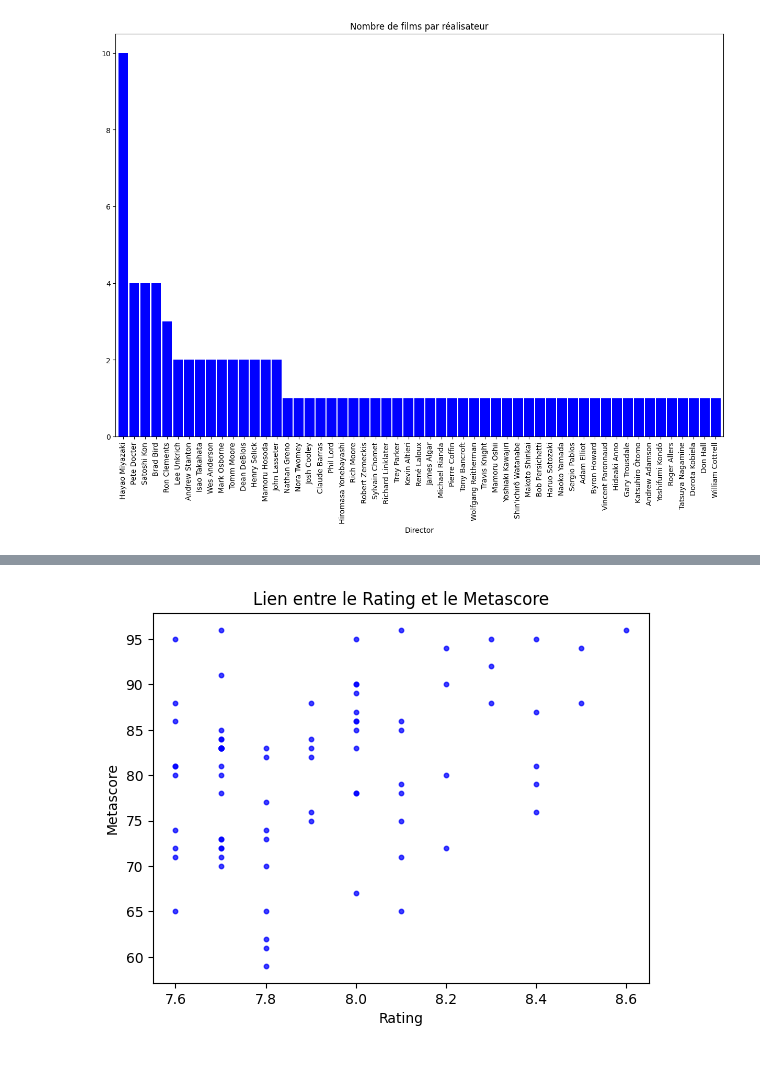
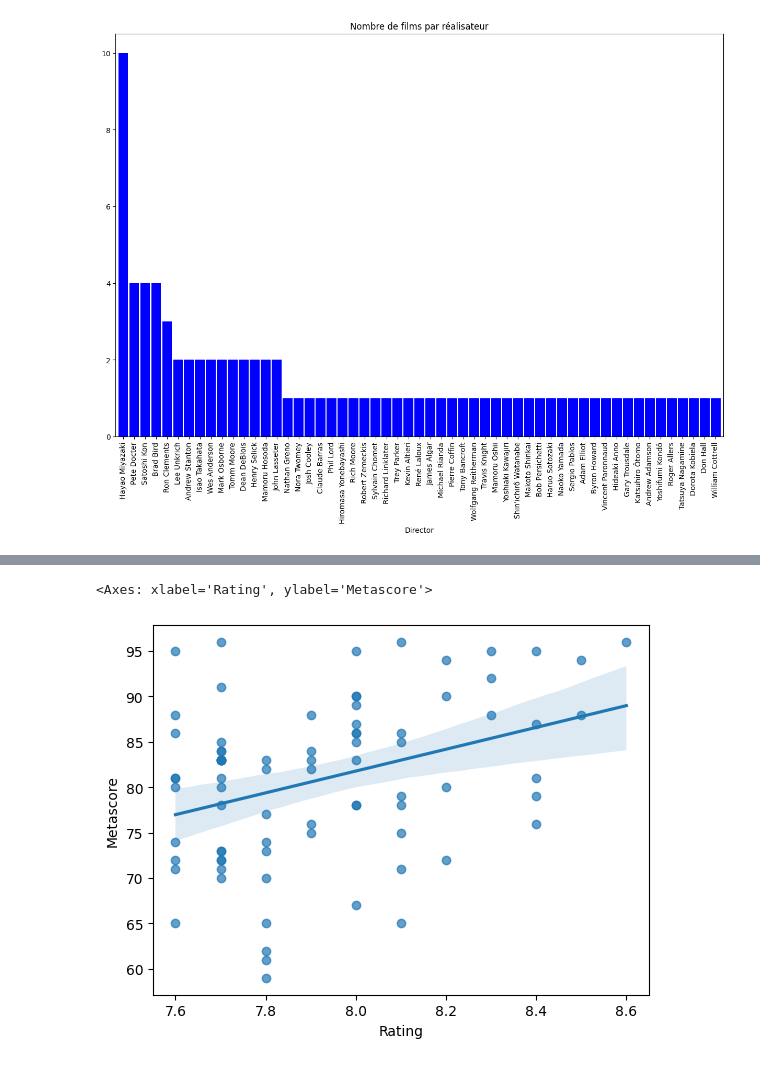
Before and after one commit to UrbsKali/ESILV_Stats, a Jupyter notebook: main.ipynb, the cells around one changed output, grey strips where cells are left out. Cells and saved outputs as stored; diff of their text form; code cells hidden in the pictures.

```diff
--- a/main.ipynb
+++ b/main.ipynb
@@ -97,15 +92,7 @@ plt.show()
-# %%
-# Lien entre le Rating et le Metascore
-data = df.copy()
-plt.scatter(data['Rating'], data['Metascore'], color='blue', s=10, alpha=0.75)
-plt.title('Lien entre le Rating et le Metascore')
-plt.xlabel('Rating')
-plt.ylabel('Metascore')
-# linear regression with numpy
-x = data['Rating']
-y = data['Metascore']
-m, b = np.polyfit(x, y, 1)
-plt.plot(x, m*x + b, color='red', label="test")
-plt.show()
-# %% [output]
-[figure, removed]
+# %%
+# Lien entre le Rating et le Metascore
+data = df.copy()
+sns.regplot(x='Rating', y='Metascore', data=data, scatter_kws={'alpha':0.7})
+# %% [output]
+<Axes: xlabel='Rating', ylabel='Metascore'>
+[figure, added]
```
Also changed, not shown: parts of 8 cells of this notebook.
